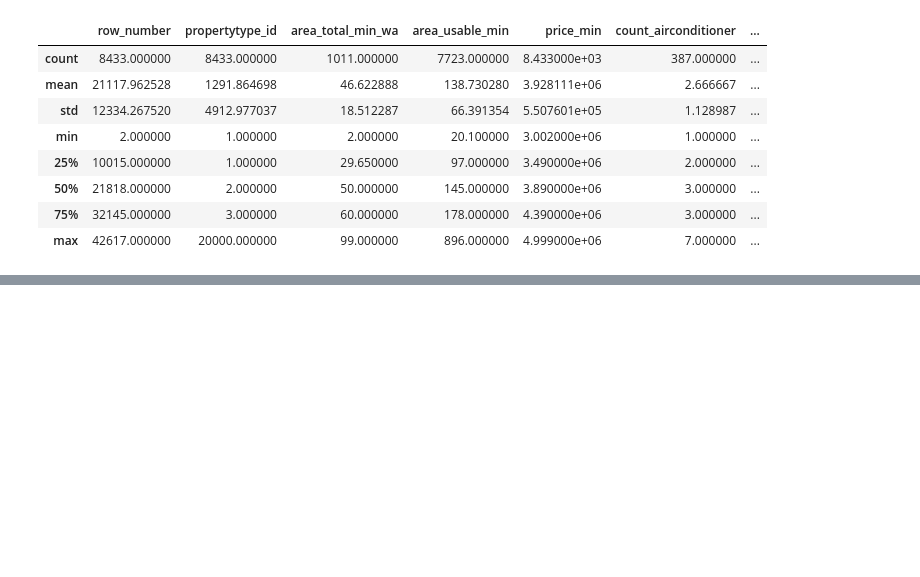
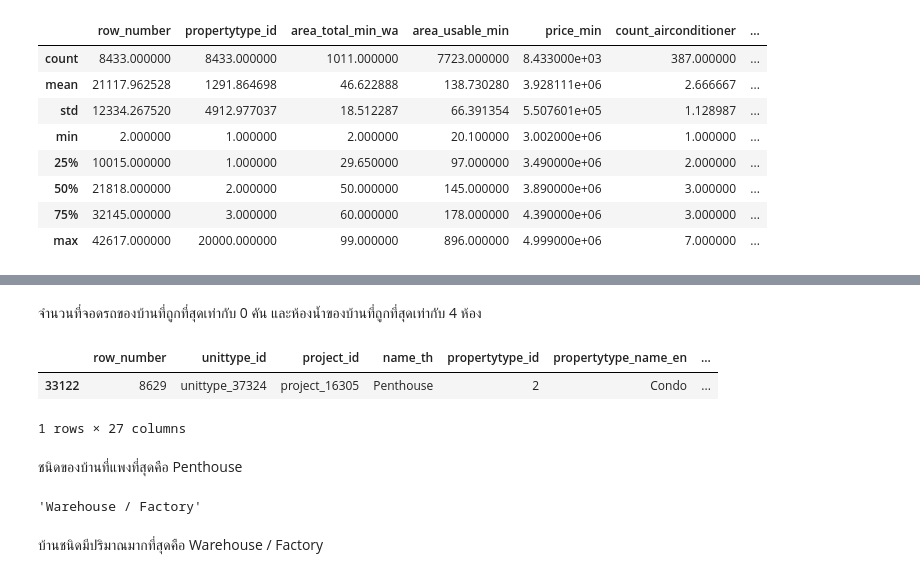
Before and after one commit to PatchareepornT/Basicprg_DataViz65, a Jupyter notebook: Pandas_Dataframe.ipynb, the cells around one changed output, grey strips where cells are left out. Cells and saved outputs as stored; diff of their text form; code cells hidden in the pictures; blank space fills up the shorter version.

```diff
--- a/Pandas_Dataframe.ipynb
+++ b/Pandas_Dataframe.ipynb
@@ -202,0 +258,18 @@ data1[(data1["price_min"]>3000000) & (data1["price_min"]<5000000)].describe()
+# %% [markdown]
+จำนวนที่จอดรถของบ้านที่ถูกที่สุดเท่ากับ 0 คัน และห้องน้ำของบ้านที่ถูกที่สุดเท่ากับ 4 ห้อง
+# %%
+# ข้อ 4 ได้ข้อมูลมาจากข้อ 2 แล้วว่าบ้านราคาแพงที่สุดคือ 580000000
+data1[data1['price_min']==580000000]
+# %% [output]
+|  | row_number | unittype_id | project_id | name_th | propertytype_id | propertytype_name_en | ... |
+| 33122 | 8629 | unittype_37324 | project_16305 | Penthouse | 2 | Condo | ... |
+1 rows × 27 columns
+# %% [markdown]
+ชนิดของบ้านที่แพงที่สุดคือ Penthouse
+# %%
+# ข้อ 5
+data1['propertytype_name_en'].max()
+# %% [output]
+'Warehouse / Factory'
+# %% [markdown]
+บ้านชนิดมีปริมาณมากที่สุดคือ Warehouse / Factory
```
Also changed, not shown: parts of 8 cells of this notebook.
